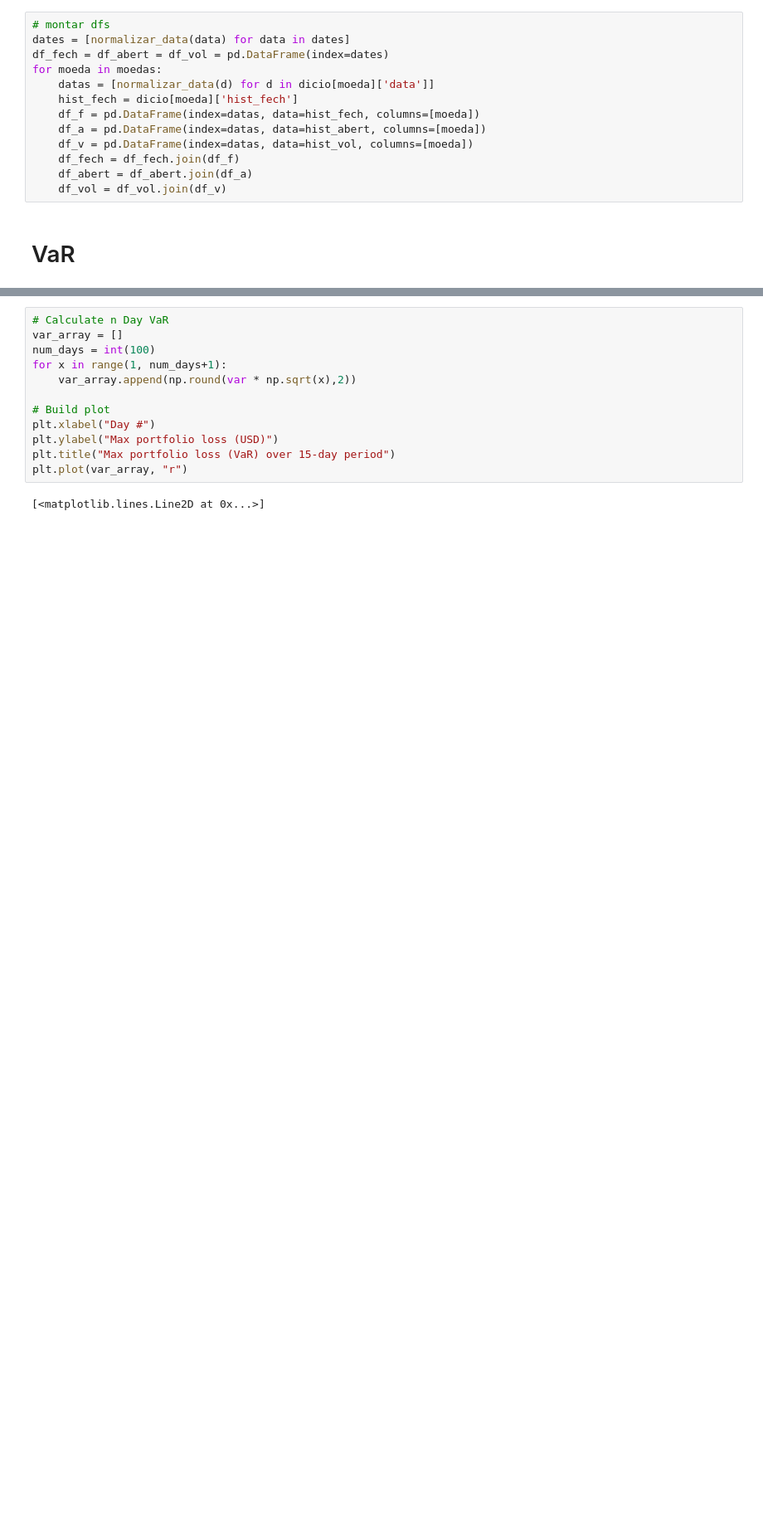
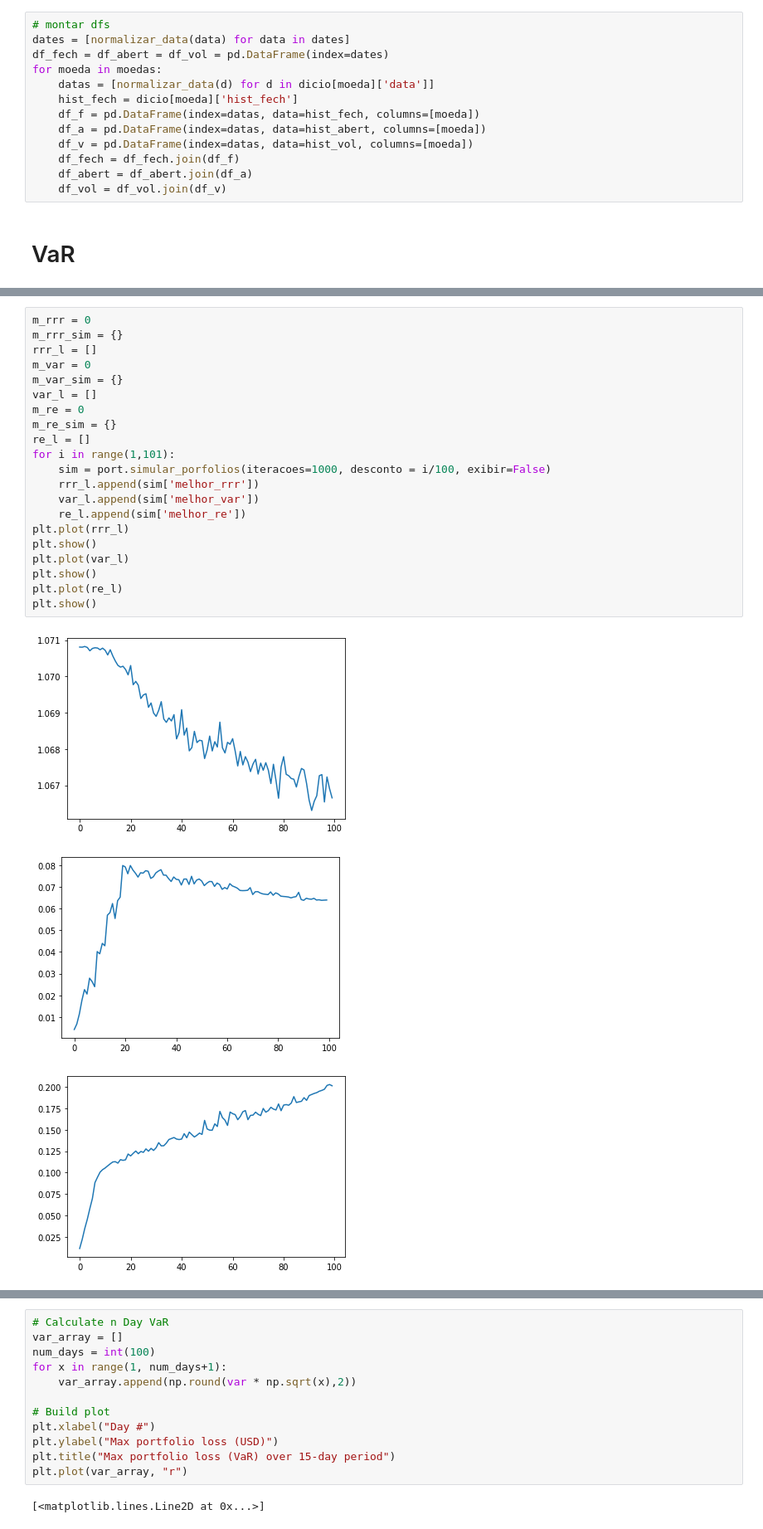
Before and after one commit to AcacioTelechi/portfolio-cripto, a Jupyter notebook: analise_dados.ipynb, the cells around one changed output, grey strips where cells are left out. Shown at 83% size. Drawn from its saved outputs; the diff is of its cells as text; blank space fills up the shorter version.

```diff
--- a/analise_dados.ipynb
+++ b/analise_dados.ipynb
@@ -97,0 +150,25 @@ KeyboardInterrupt:
+# %%
+m_rrr = 0
+m_rrr_sim = {}
+rrr_l = []
+m_var = 0
+m_var_sim = {}
+var_l = []
+m_re = 0
+m_re_sim = {}
+re_l = []
+for i in range(1,101):
+    sim = port.simular_porfolios(iteracoes=1000, desconto = i/100, exibir=False)
+    rrr_l.append(sim['melhor_rrr'])
+    var_l.append(sim['melhor_var'])
+    re_l.append(sim['melhor_re'])
+plt.plot(rrr_l)
+plt.show()
+plt.plot(var_l)
+plt.show()
+plt.plot(re_l)
+plt.show()
+# %% [output]
+[figure, added]
+[figure, added]
+[figure, added]
```
Also changed, not shown: parts of 12 cells of this notebook.
